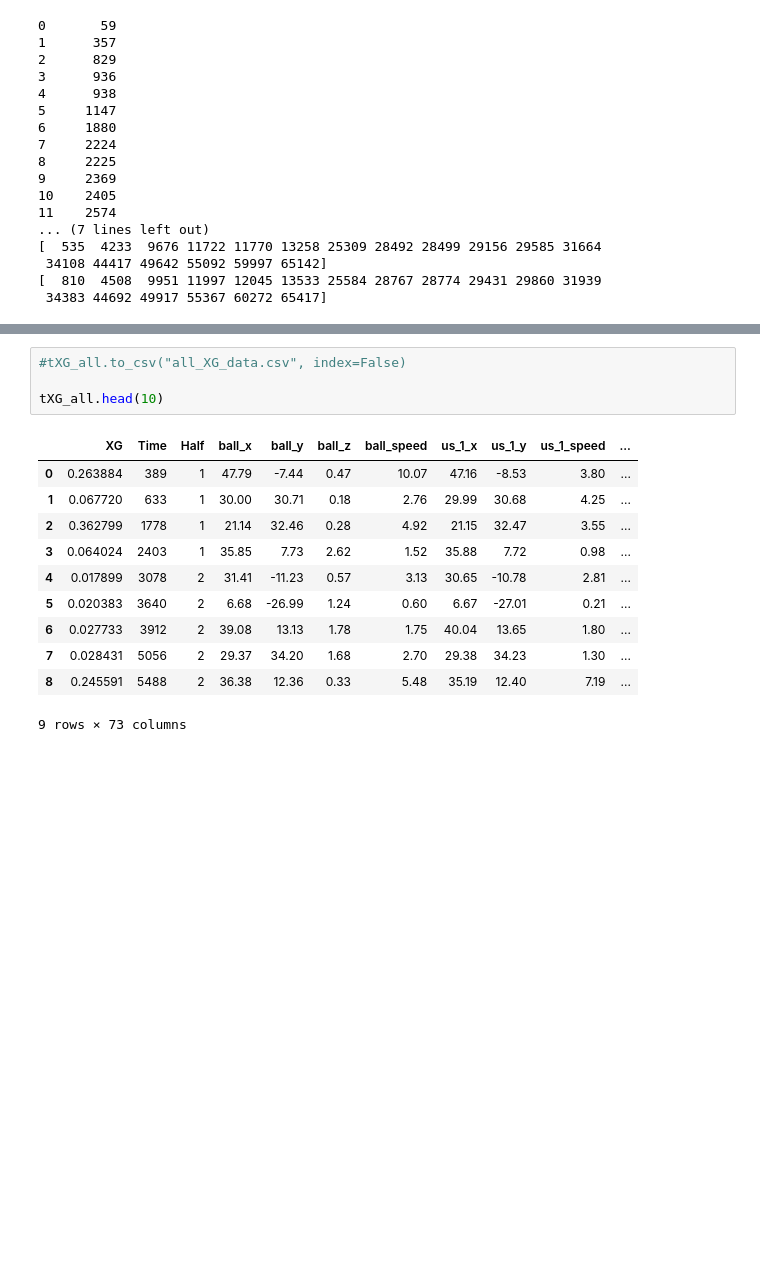
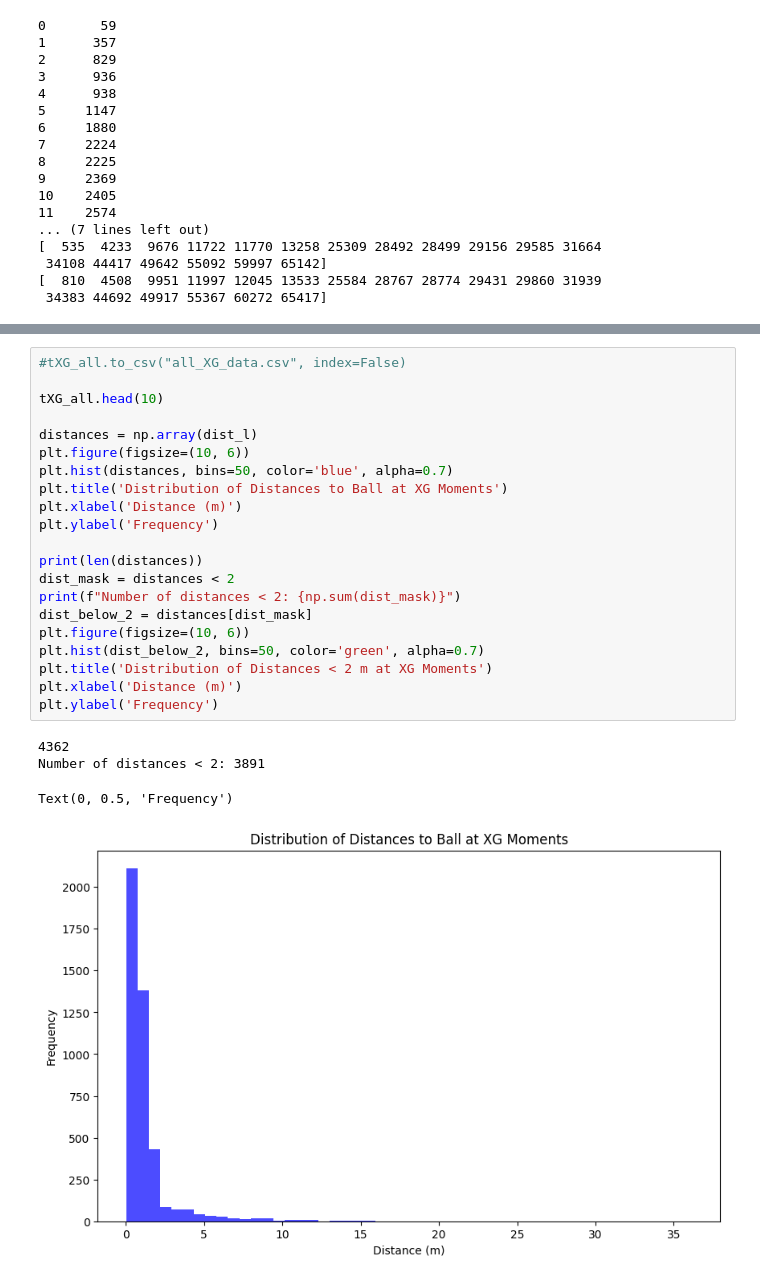
Before and after one commit to adiguzeldeniz/ekip_makine, a Jupyter notebook: data_vis_original.ipynb, the cells around one changed output, grey strips where cells are left out. Drawn from its saved outputs; the diff is of its cells as text; blank space fills up the shorter version.

```diff
--- a/data_vis_original.ipynb
+++ b/data_vis_original.ipynb
@@ -384,16 +407,26 @@ Team FCK done
 # %%
 #tXG_all.to_csv("all_XG_data.csv", index=False)
 
 tXG_all.head(10)
+
+distances = np.array(dist_l)
+plt.figure(figsize=(10, 6))
+plt.hist(distances, bins=50, color='blue', alpha=0.7)
+plt.title('Distribution of Distances to Ball at XG Moments')
+plt.xlabel('Distance (m)')
+plt.ylabel('Frequency')
+
+print(len(distances))
+dist_mask = distances < 2
+print(f"Number of distances < 2: {np.sum(dist_mask)}")
+dist_below_2 = distances[dist_mask]
+plt.figure(figsize=(10, 6))
+plt.hist(dist_below_2, bins=50, color='green', alpha=0.7)
+plt.title('Distribution of Distances < 2 m at XG Moments')
+plt.xlabel('Distance (m)')
+plt.ylabel('Frequency')
 # %% [output]
-|  | XG | Time | Half | ball_x | ball_y | ball_z | ball_speed | us_1_x | us_1_y | us_1_speed | ... |
-| 0 | 0.263884 | 389 | 1 | 47.79 | -7.44 | 0.47 | 10.07 | 47.16 | -8.53 | 3.80 | ... |
-| 1 | 0.067720 | 633 | 1 | 30.00 | 30.71 | 0.18 | 2.76 | 29.99 | 30.68 | 4.25 | ... |
-| 2 | 0.362799 | 1778 | 1 | 21.14 | 32.46 | 0.28 | 4.92 | 21.15 | 32.47 | 3.55 | ... |
-| 3 | 0.064024 | 2403 | 1 | 35.85 | 7.73 | 2.62 | 1.52 | 35.88 | 7.72 | 0.98 | ... |
-| 4 | 0.017899 | 3078 | 2 | 31.41 | -11.23 | 0.57 | 3.13 | 30.65 | -10.78 | 2.81 | ... |
-| 5 | 0.020383 | 3640 | 2 | 6.68 | -26.99 | 1.24 | 0.60 | 6.67 | -27.01 | 0.21 | ... |
-| 6 | 0.027733 | 3912 | 2 | 39.08 | 13.13 | 1.78 | 1.75 | 40.04 | 13.65 | 1.80 | ... |
-| 7 | 0.028431 | 5056 | 2 | 29.37 | 34.20 | 1.68 | 2.70 | 29.38 | 34.23 | 1.30 | ... |
-| 8 | 0.245591 | 5488 | 2 | 36.38 | 12.36 | 0.33 | 5.48 | 35.19 | 12.40 | 7.19 | ... |
-9 rows × 73 columns
+4362
+Number of distances < 2: 3891
+Text(0, 0.5, 'Frequency')
+[figure, added]
```
Also changed, not shown: parts of 4 cells of this notebook, 1 other file.
